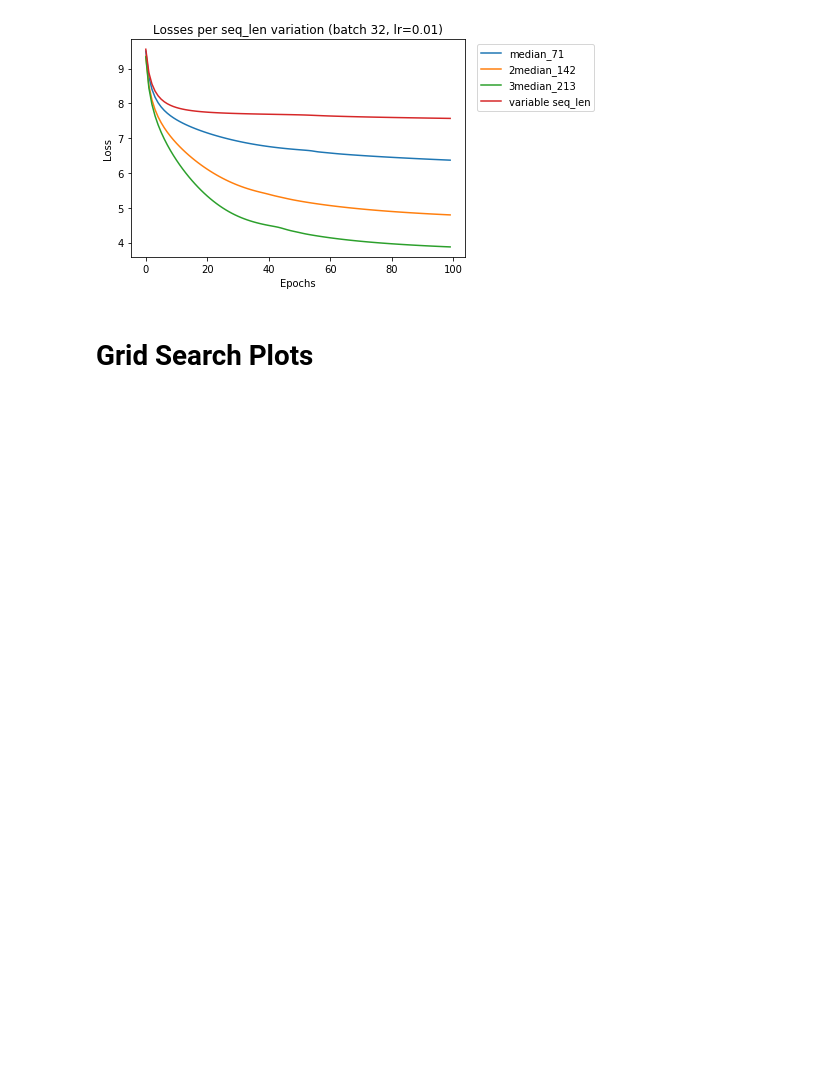
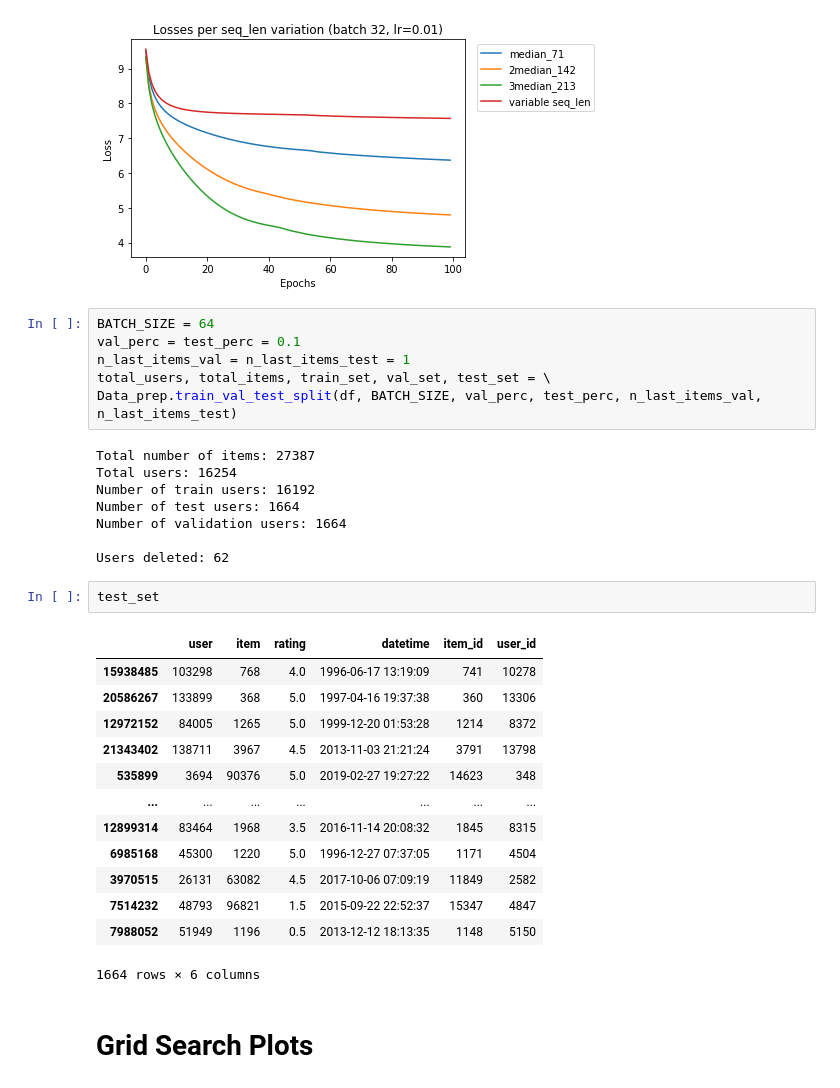
Before and after one commit to ROpdam/recommender_comparison, a Jupyter notebook: visualize_results.ipynb, the cells around one changed output. Cells and saved outputs as stored; diff of their text form; blank space fills up the shorter version.

```diff
--- a/visualize_results.ipynb
+++ b/visualize_results.ipynb
@@ -158,6 +158,36 @@ plt.ylabel('Loss')
 plt.show()
 # %% [output]
 [figure]
+# %%
+BATCH_SIZE = 64
+val_perc = test_perc = 0.1
+n_last_items_val = n_last_items_test = 1
+total_users, total_items, train_set, val_set, test_set = \
+Data_prep.train_val_test_split(df, BATCH_SIZE, val_perc, test_perc, n_last_items_val, n_last_items_test)
+# %% [output]
+Total number of items: 27387
+Total users: 16254
+Number of train users: 16192
+Number of test users: 1664
+Number of validation users: 1664
+
+Users deleted: 62
+# %%
+test_set
+# %% [output]
+|  | user | item | rating | datetime | item_id | user_id |
+| 15938485 | 103298 | 768 | 4.0 | 1996-06-17 13:19:09 | 741 | 10278 |
+| 20586267 | 133899 | 368 | 5.0 | 1997-04-16 19:37:38 | 360 | 13306 |
+| 12972152 | 84005 | 1265 | 5.0 | 1999-12-20 01:53:28 | 1214 | 8372 |
+| 21343402 | 138711 | 3967 | 4.5 | 2013-11-03 21:21:24 | 3791 | 13798 |
+| 535899 | 3694 | 90376 | 5.0 | 2019-02-27 19:27:22 | 14623 | 348 |
+| ... | ... | ... | ... | ... | ... | ... |
+| 12899314 | 83464 | 1968 | 3.5 | 2016-11-14 20:08:32 | 1845 | 8315 |
+| 6985168 | 45300 | 1220 | 5.0 | 1996-12-27 07:37:05 | 1171 | 4504 |
+| 3970515 | 26131 | 63082 | 4.5 | 2017-10-06 07:09:19 | 11849 | 2582 |
+| 7514232 | 48793 | 96821 | 1.5 | 2015-09-22 22:52:37 | 15347 | 4847 |
+| 7988052 | 51949 | 1196 | 0.5 | 2013-12-12 18:13:35 | 1148 | 5150 |
+1664 rows × 6 columns
 # %% [markdown]
 # Grid Search Plots
 # %%
```
Also changed, not shown: 3 other files.
